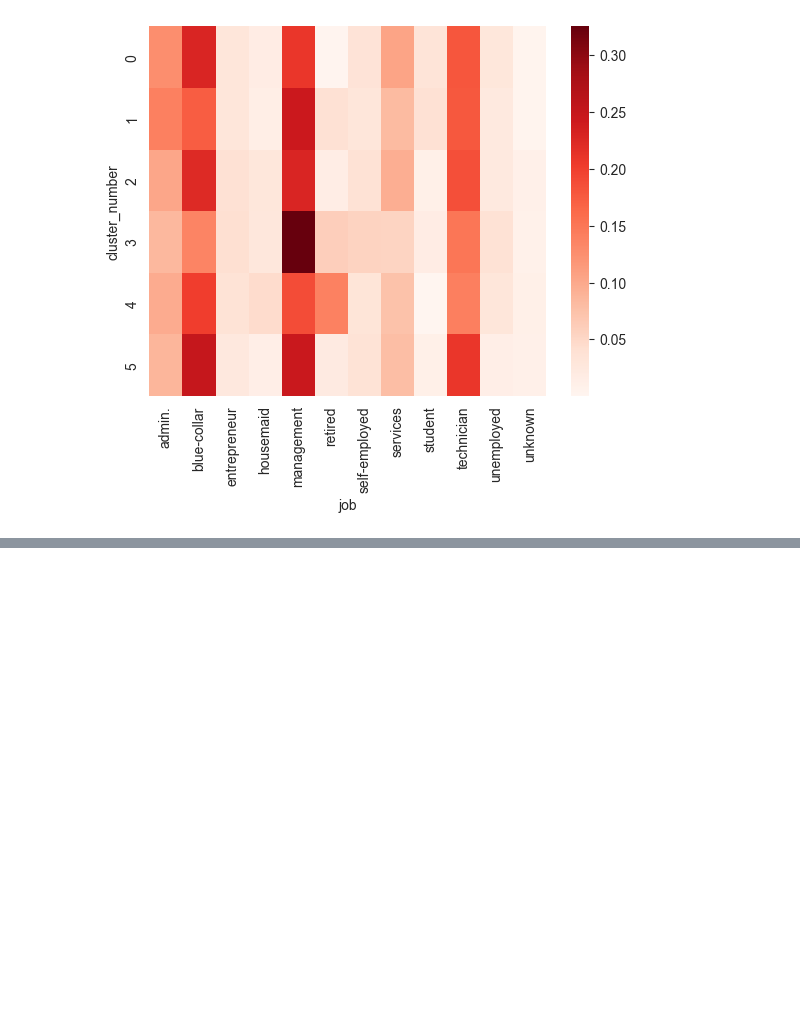
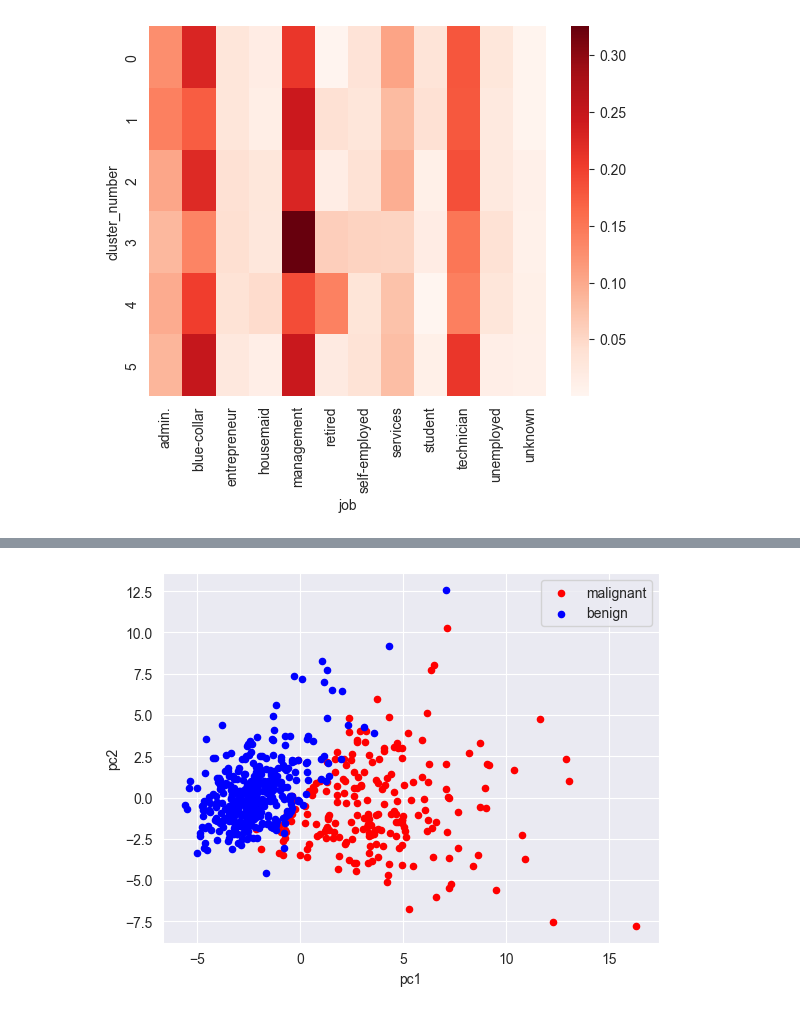
Before and after one commit to bossagyu/data-scientist-training-course, a Jupyter notebook: src/chapter9/chapter9.ipynb, the cells around one changed output, grey strips where cells are left out. Cells and saved outputs as stored; diff of their text form; code cells hidden in the pictures; blank space fills up the shorter version.

```diff
--- a/src/chapter9/chapter9.ipynb
+++ b/src/chapter9/chapter9.ipynb
@@ -283,0 +393,18 @@ sns.heatmap(cross_cluster_job.apply(lambda x : x/x.sum(), axis=1), cmap='Reds')
+# %%
+# 列にラベルをつける、1つ目が第1主成分、2つ目が第2主成分
+X_pca = pd.DataFrame(X_pca, columns=['pc1','pc2'])
+
+# 上のデータに、目的変数（cancer.target）を紐づける、横に結合
+X_pca = pd.concat([X_pca, pd.DataFrame(cancer.target, columns=['target'])], axis=1)
+
+# 悪性、良性を分ける
+pca_malignant = X_pca[X_pca['target']==0]
+pca_benign = X_pca[X_pca['target']==1]
+# %%
+# 悪性をプロット
+ax = pca_malignant.plot.scatter(x='pc1', y='pc2', color='red', label='malignant');
+
+# 良性をプロット
+pca_benign.plot.scatter(x='pc1', y='pc2', color='blue', label='benign', ax=ax);
+# %% [output]
+[figure, added]
```
Also changed, not shown: parts of 21 cells of this notebook.
